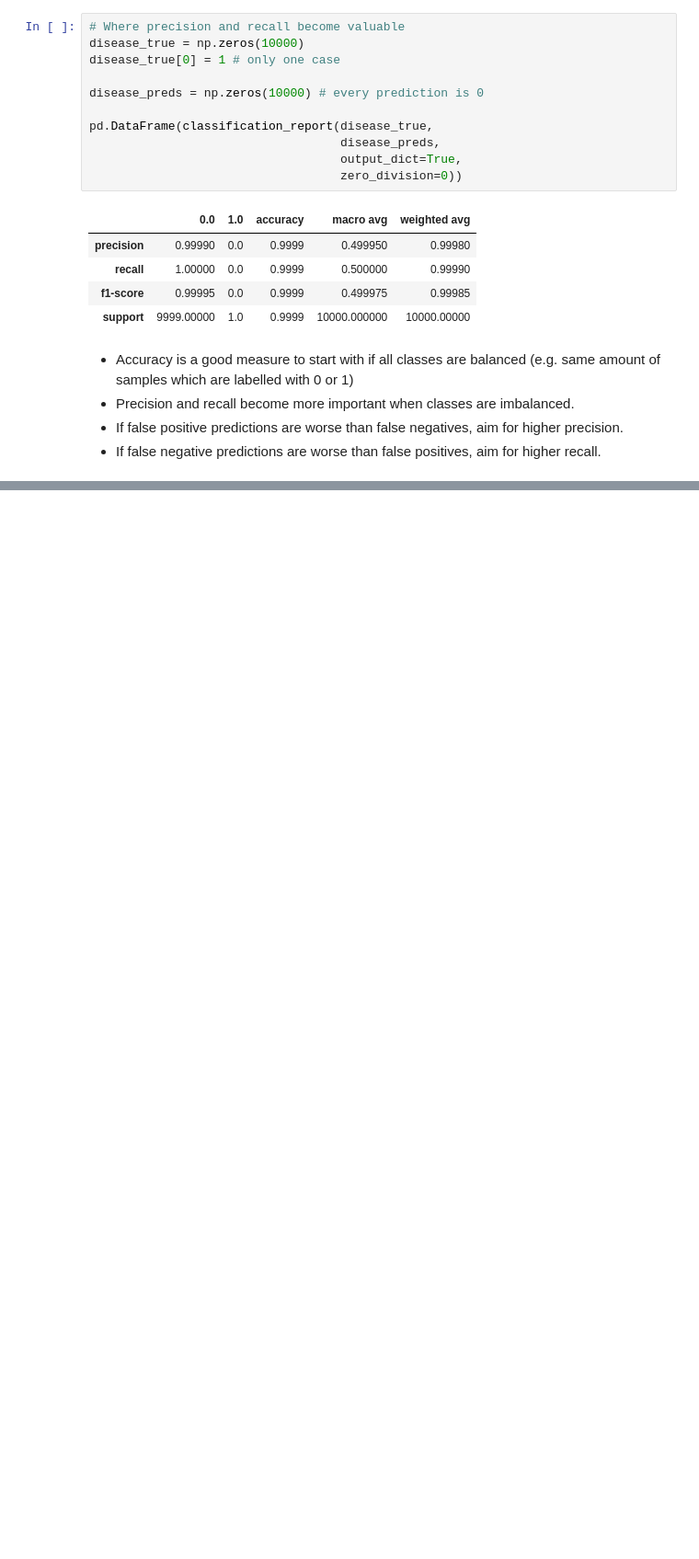
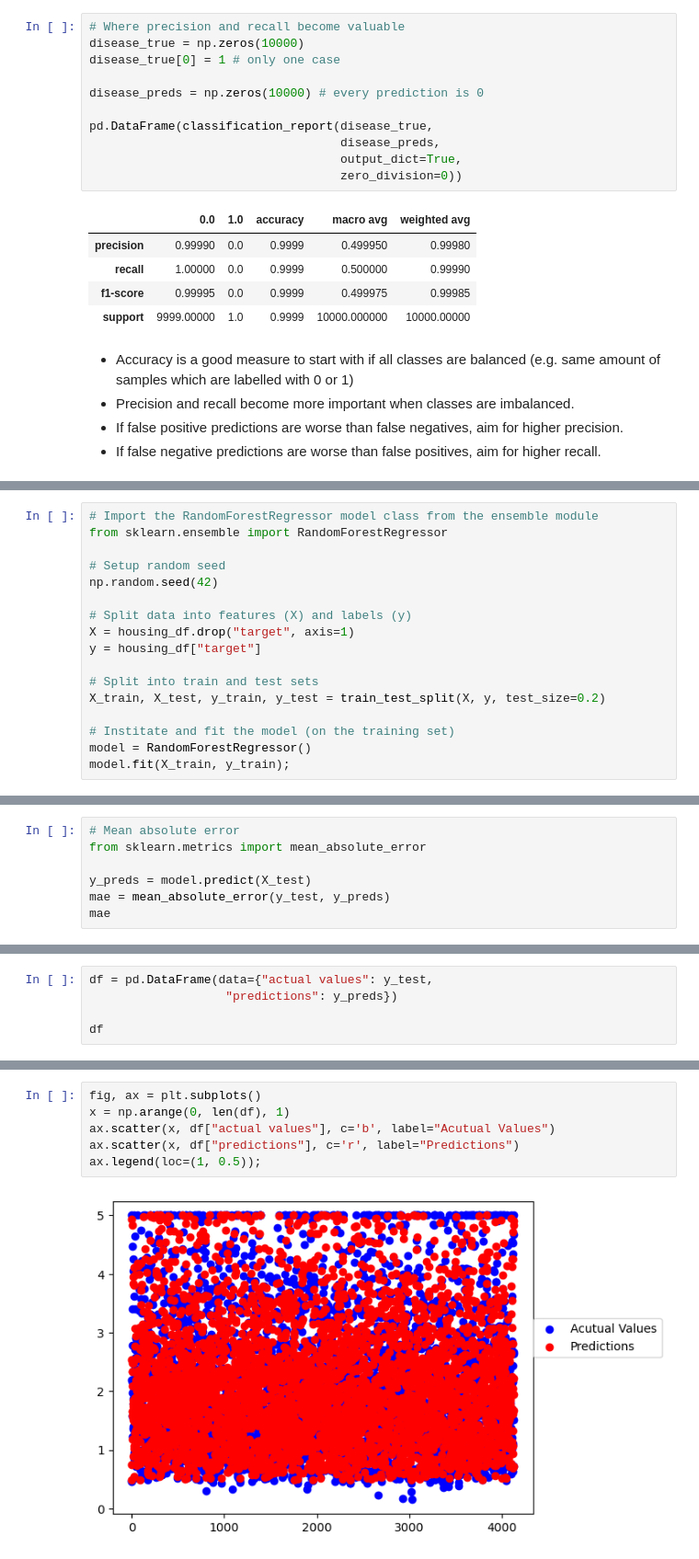
Before and after one commit to bellosahmed/machine_intro_journey, a Jupyter notebook: Sklearn/Sklearn.ipynb, the cells around one changed output, grey strips where cells are left out. Shown: that part at 92% size. Drawn from its saved outputs; the diff is of its cells as text; blank space fills up the shorter version.

```diff
--- a/Sklearn/Sklearn.ipynb
+++ b/Sklearn/Sklearn.ipynb
@@ -1604,0 +1609,17 @@ Regression model evaluation metrics
+# %%
+# Import the RandomForestRegressor model class from the ensemble module
+from sklearn.ensemble import RandomForestRegressor
+
+# Setup random seed
+np.random.seed(42)
+
+# Split data into features (X) and labels (y)
+X = housing_df.drop("target", axis=1)
+y = housing_df["target"]
+
+# Split into train and test sets
+X_train, X_test, y_train, y_test = train_test_split(X, y, test_size=0.2)
+
+# Institate and fit the model (on the training set)
+model = RandomForestRegressor()
+model.fit(X_train, y_train);
@@ -1604,0 +1650,7 @@ Regression model evaluation metrics
+# %%
+# Mean absolute error
+from sklearn.metrics import mean_absolute_error
+
+y_preds = model.predict(X_test)
+mae = mean_absolute_error(y_test, y_preds)
+mae
@@ -1604,0 +1659,5 @@ Regression model evaluation metrics
+# %%
+df = pd.DataFrame(data={"actual values": y_test,
+                   "predictions": y_preds})
+
+df
@@ -1604,0 +1678,8 @@ Regression model evaluation metrics
+# %%
+fig, ax = plt.subplots()
+x = np.arange(0, len(df), 1)
+ax.scatter(x, df["actual values"], c='b', label="Acutual Values")
+ax.scatter(x, df["predictions"], c='r', label="Predictions")
+ax.legend(loc=(1, 0.5));
+# %% [output]
+[figure, added]
```
Also changed, not shown: parts of 97 cells of this notebook, 4 other files.
